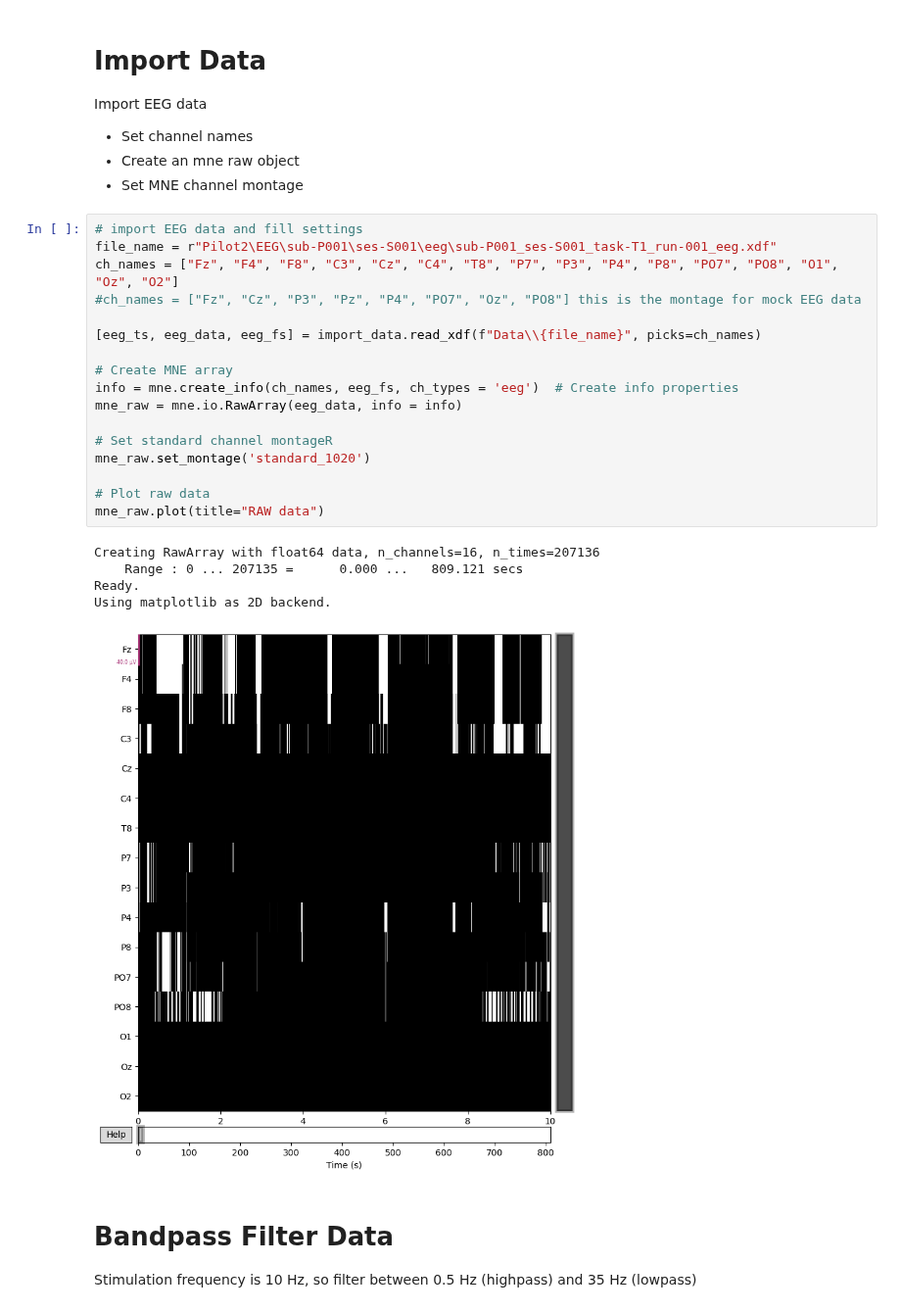
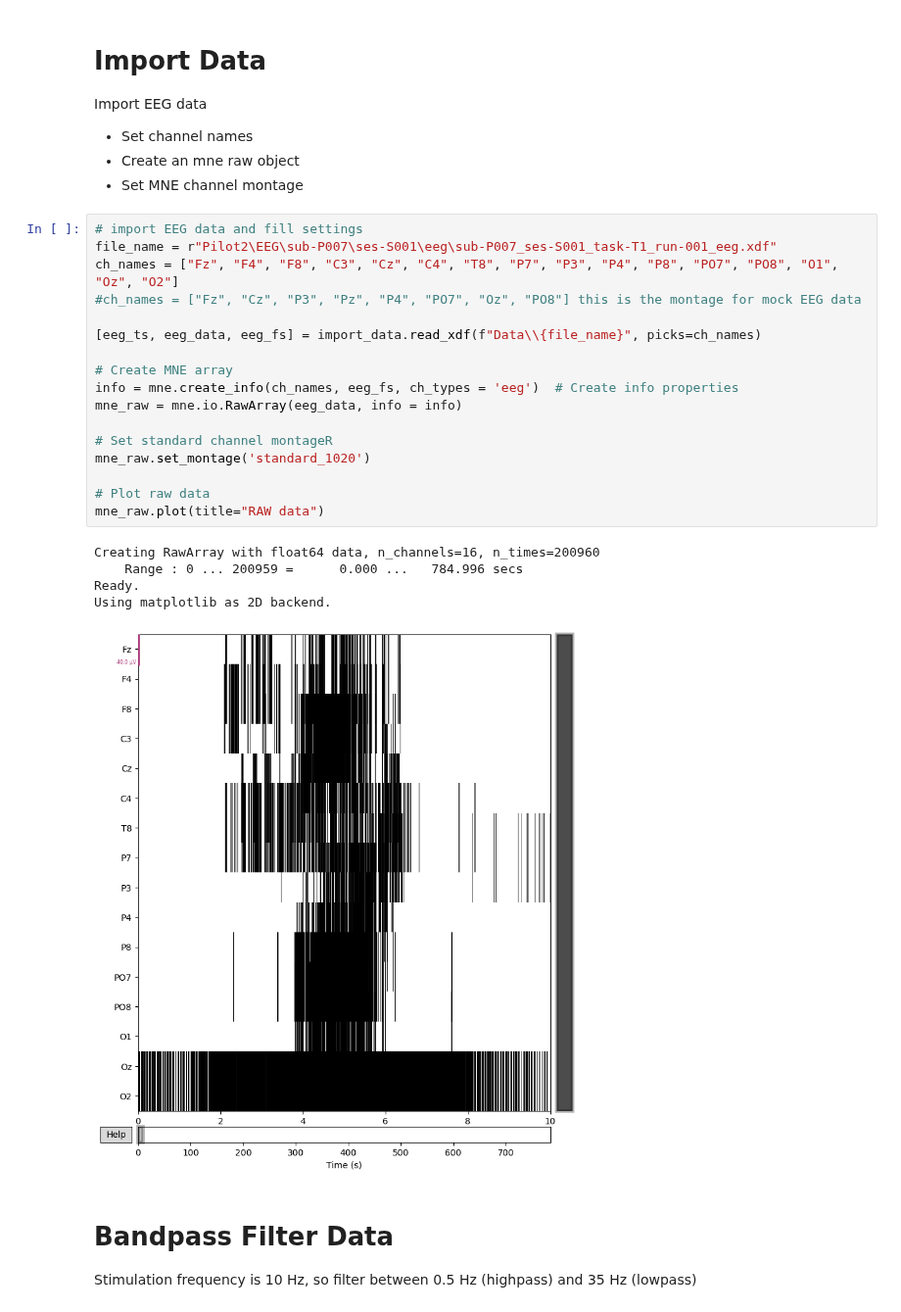
Before and after one commit to kirtonBCIlab/ES_Masters, a Jupyter notebook: Masters-Processing/preprocess.ipynb, the cells around one changed output. Shown at 98% size. Saved outputs shown, nothing was run; the diff lists cells and outputs as text.

```diff
--- a/Masters-Processing/preprocess.ipynb
+++ b/Masters-Processing/preprocess.ipynb
@@ -40,27 +40,27 @@ Import EEG data
 - Set MNE channel montage
 # %%
 # import EEG data and fill settings
-file_name = r"Pilot2\EEG\sub-P001\ses-S001\eeg\sub-P001_ses-S001_task-T1_run-001_eeg.xdf"
+file_name = r"Pilot2\EEG\sub-P007\ses-S001\eeg\sub-P007_ses-S001_task-T1_run-001_eeg.xdf"
 ch_names = ["Fz", "F4", "F8", "C3", "Cz", "C4", "T8", "P7", "P3", "P4", "P8", "PO7", "PO8", "O1", "Oz", "O2"]
 #ch_names = ["Fz", "Cz", "P3", "Pz", "P4", "PO7", "Oz", "PO8"] this is the montage for mock EEG data
 
 [eeg_ts, eeg_data, eeg_fs] = import_data.read_xdf(f"Data\\{file_name}", picks=ch_names)
 
 # Create MNE array
 info = mne.create_info(ch_names, eeg_fs, ch_types = 'eeg')  # Create info properties
 mne_raw = mne.io.RawArray(eeg_data, info = info)
 
 # Set standard channel montageR
 mne_raw.set_montage('standard_1020')
 
 # Plot raw data
 mne_raw.plot(title="RAW data")
 # %% [output]
-Creating RawArray with float64 data, n_channels=16, n_times=207136
-    Range : 0 ... 207135 =      0.000 ...   809.121 secs
+Creating RawArray with float64 data, n_channels=16, n_times=200960
+    Range : 0 ... 200959 =      0.000 ...   784.996 secs
 Ready.
 Using matplotlib as 2D backend.
-[figure, old version]
+[figure, new version]
 # %% [markdown]
 # Bandpass Filter Data
 
```
Also changed, not shown: parts of 8 cells of this notebook.
